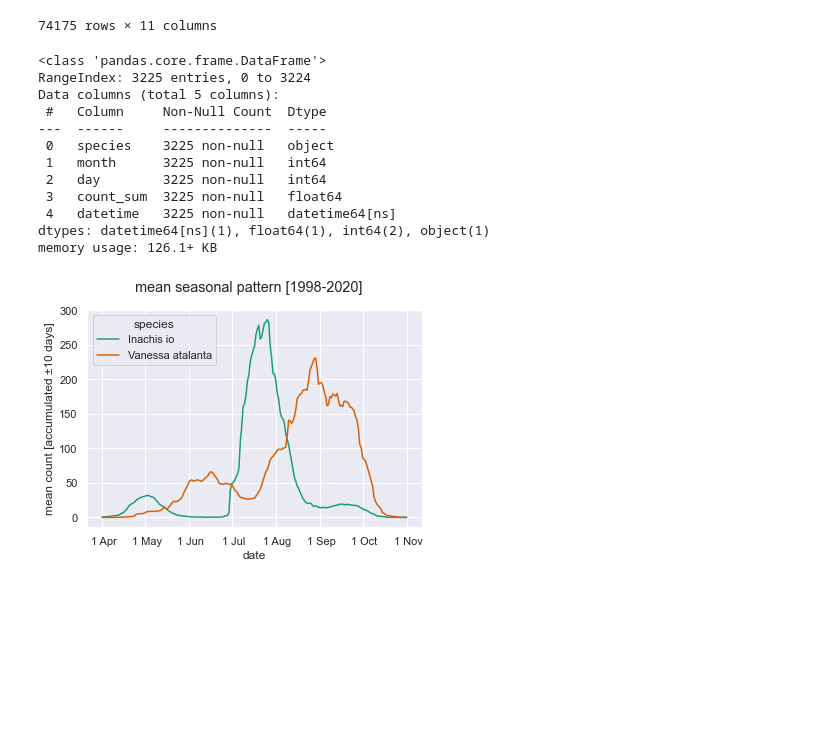
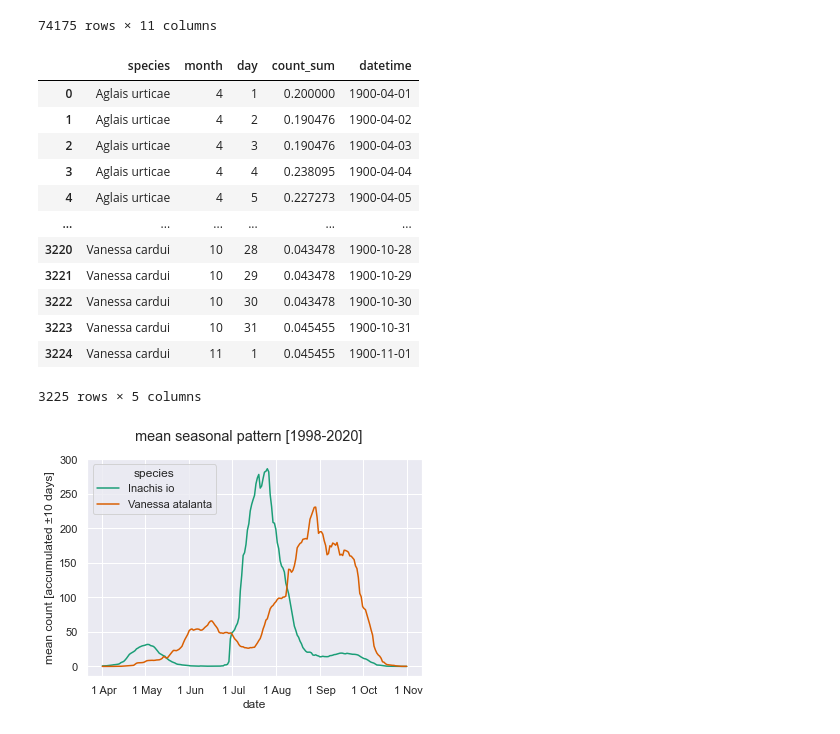
Before and after one commit to gtlab-barcelona/robert, a Jupyter notebook: anomalies/code/5-explore-outbreaks.ipynb, the cells around one changed output. Drawn from its saved outputs; the diff is of its cells as text; code cells hidden in the pictures; blank space fills up the shorter version.

```diff
--- a/anomalies/code/5-explore-outbreaks.ipynb
+++ b/anomalies/code/5-explore-outbreaks.ipynb
@@ -260,27 +261,28 @@ all_species
 # %%
 # computing mean count per day (i.e., per fixed number of observations)
 all_species_mean = all_species.groupby(['species', 'month', 'day'],
                    as_index=False)['count_sum'].mean()
 
 # the quick & dirty way to get a datetime object column, which is needed for
 # plotting soon
 all_species_mean['year'] = 1900
 all_species_mean['datetime'] = pd.to_datetime(all_species_mean[['year', 'month', 'day']])
 all_species_mean = all_species_mean.drop('year', axis=1)
-all_species_mean.info()
+all_species_mean
 # %% [output]
+|  | species | month | day | count_sum | datetime |
+| 0 | Aglais urticae | 4 | 1 | 0.200000 | 1900-04-01 |
+| 1 | Aglais urticae | 4 | 2 | 0.190476 | 1900-04-02 |
+| 2 | Aglais urticae | 4 | 3 | 0.190476 | 1900-04-03 |
+| 3 | Aglais urticae | 4 | 4 | 0.238095 | 1900-04-04 |
+| 4 | Aglais urticae | 4 | 5 | 0.227273 | 1900-04-05 |
+| ... | ... | ... | ... | ... | ... |
+| 3220 | Vanessa cardui | 10 | 28 | 0.043478 | 1900-10-28 |
+| 3221 | Vanessa cardui | 10 | 29 | 0.043478 | 1900-10-29 |
+| 3222 | Vanessa cardui | 10 | 30 | 0.043478 | 1900-10-30 |
+| 3223 | Vanessa cardui | 10 | 31 | 0.045455 | 1900-10-31 |
+| 3224 | Vanessa cardui | 11 | 1 | 0.045455 | 1900-11-01 |
-<class 'pandas.core.frame.DataFrame'>
-RangeIndex: 3225 entries, 0 to 3224
-Data columns (total 5 columns):
- #   Column     Non-Null Count  Dtype
----  ------     --------------  -----
- 0   species    3225 non-null   object
- 1   month      3225 non-null   int64
- 2   day        3225 non-null   int64
- 3   count_sum  3225 non-null   float64
- 4   datetime   3225 non-null   datetime64[ns]
-dtypes: datetime64[ns](1), float64(1), int64(2), object(1)
-memory usage: 126.1+ KB
+3225 rows × 5 columns
 # %%
 # plotting
 data = all_species_mean[
```
Also changed, not shown: parts of 16 cells of this notebook, 25 other files.
